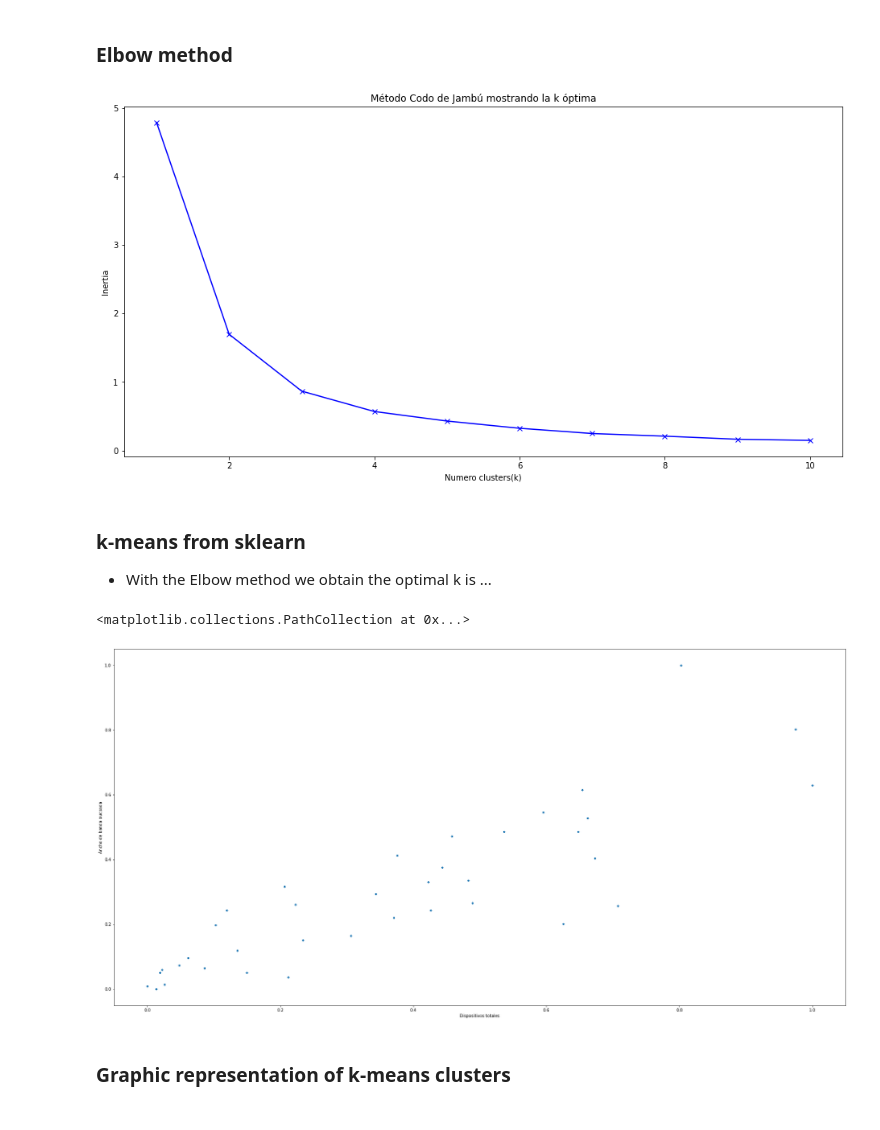
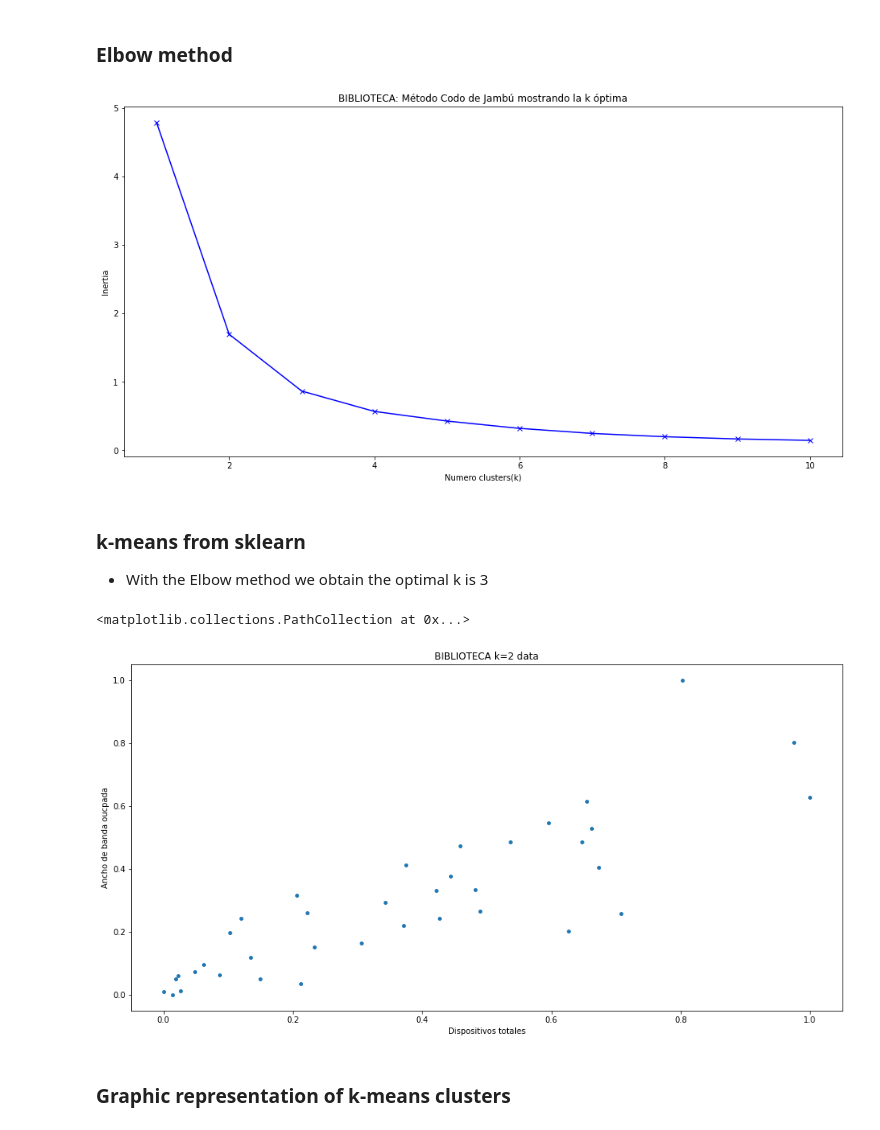
Before and after one commit to alvaroanua/TFG, a Jupyter notebook: Kmean/KMEAN_ehu_Leioa_Biblioteca.ipynb, the cells around one changed output. Drawn from its saved outputs; the diff is of its cells as text; code cells hidden in the pictures.

Commit message:
Kmean EHU Biblioteca terminada

```diff
--- a/Kmean/KMEAN_ehu_Leioa_Biblioteca.ipynb
+++ b/Kmean/KMEAN_ehu_Leioa_Biblioteca.ipynb
@@ -130,7 +126,7 @@ min_max_scaler = preprocessing.MinMaxScaler()
 normalize = min_max_scaler.fit_transform(df_ap_filter)
 df_normalize = pd.DataFrame(normalize)
 
-# Rename
+# Rename columns of data frame normalize
 df_normalize = df_normalize.rename(columns={0: 'total_devices', 1: 'bw_busy'}) #I change the name of the columns to be the same as in the data of Dublin
 
 # Elbow method
@@ -148,41 +144,43 @@ plt.figure(figsize=(16,8))
 plt.plot(rango, inertia, 'bx-')
 plt.xlabel('Numero clusters(k)')
 plt.ylabel('Inertia')
-plt.title('Método Codo de Jambú mostrando la k óptima')
+plt.title('BIBLIOTECA: Método Codo de Jambú mostrando la k óptima')
 
 # Print plt
 plt.show()
 # %% [output]
-[figure, old version]
+[figure, new version]
 # %% [markdown]
 ### k-means from sklearn
-* With the Elbow method we obtain the optimal k is ...
+* With the Elbow method we obtain the optimal k is 3
 # %%
+# Show k-means k=2
 # Number of clusters
 k = 2
 
 # Kmeans
 kmeans = KMeans(n_clusters= k) #default: init = k-means++, n_init = 10, max_iter = 300
 
 # Labels of data
 cluster_kdos = kmeans.fit_predict(df_normalize)
 df_normalize['cluster'] = cluster_kdos
 
 # Obtain centroids coordinates
 centroids = kmeans.cluster_centers_
 
 # Asign x and y
 x = df_normalize['total_devices'].values
 y = df_normalize['bw_busy'].values
 
 # Print result
-plt.figure(figsize=(32,16))
+plt.figure(figsize=(16,8))
+plt.title('BIBLIOTECA k=2 data')
 plt.xlabel('Dispositivos totales')
 plt.ylabel('Ancho de banda oucpada')
 plt.scatter(x,y, marker='.', s=60)
 # %% [output]
 <matplotlib.collections.PathCollection at 0x...>
-[figure, old version]
+[figure, new version]
 # %% [markdown]
 ### Graphic representation of k-means clusters
 # %%
```
Also changed, not shown: parts of 8 cells of this notebook.
